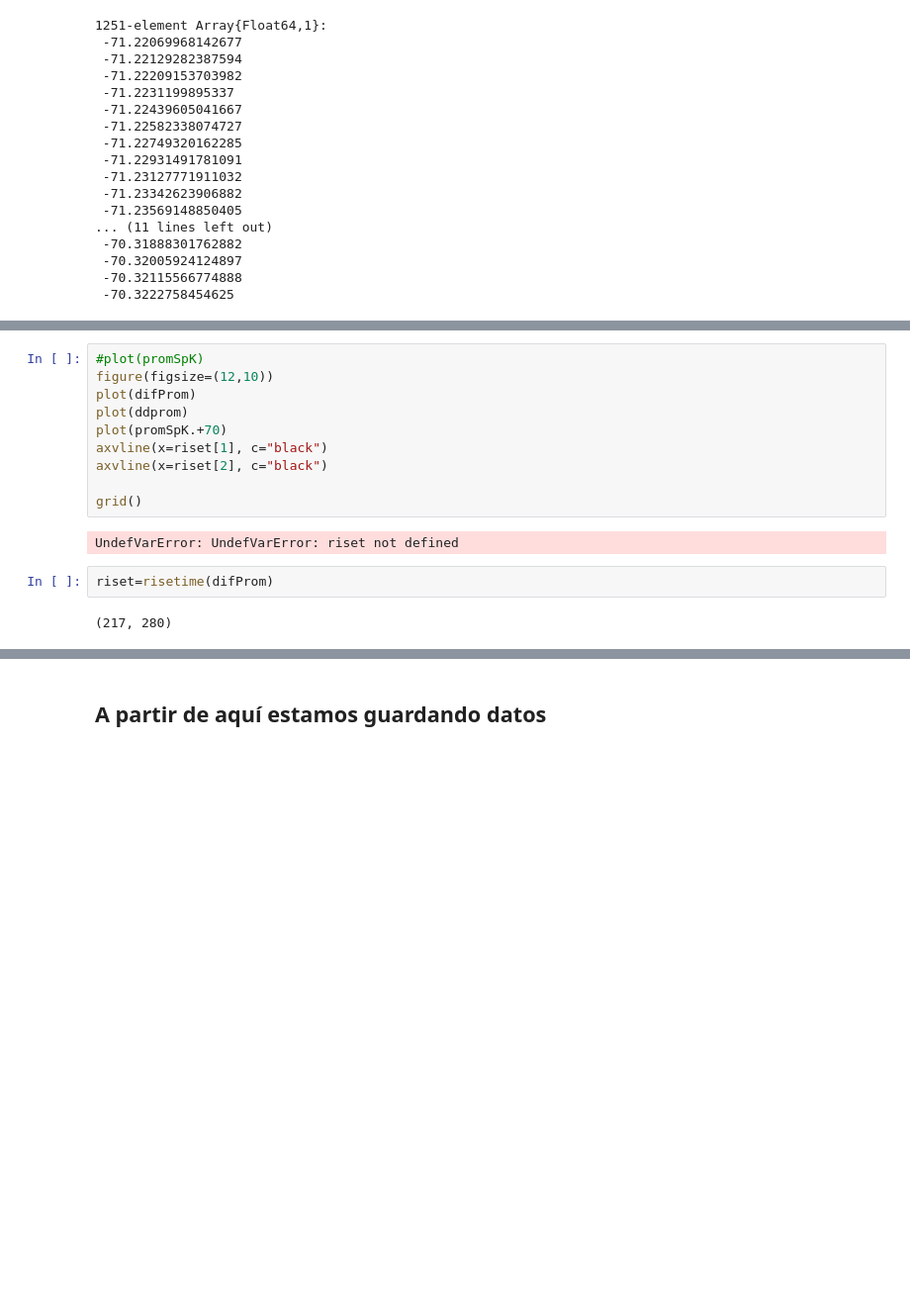
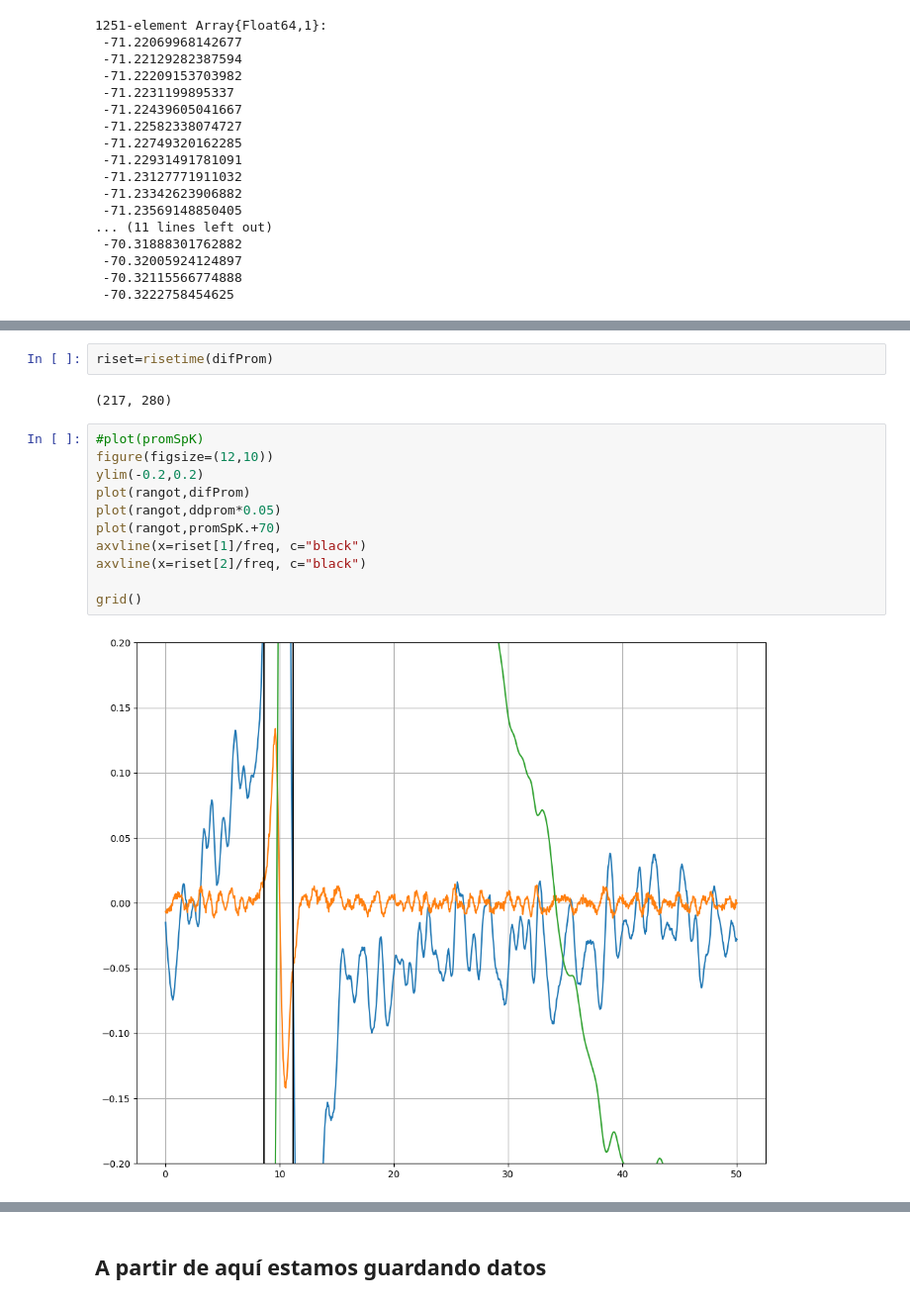
Before and after one commit to JoseJJAB/TrabajoCinvestav, a Jupyter notebook: SpikletDetection.ipynb, the cells around one changed output, grey strips where cells are left out. Shown at 99% size. Saved outputs shown, nothing was run; the diff lists cells and outputs as text; blank space fills up the shorter version.

```diff
--- a/SpikletDetection.ipynb
+++ b/SpikletDetection.ipynb
@@ -622,20 +646,21 @@ plot(promSpK[2:end],difProm, lw=5, c="red")
 1-element Array{PyCall.PyObject,1}:
  PyObject <matplotlib.lines.Line2D object at 0x...>
-# %%
-#plot(promSpK)
-figure(figsize=(12,10))
-plot(difProm)
-plot(ddprom)
-plot(promSpK.+70)
-axvline(x=riset[1], c="black")
-axvline(x=riset[2], c="black")
-
-grid()
-# %% [output]
-UndefVarError: UndefVarError: riset not defined
 # %%
 riset=risetime(difProm)
 # %% [output]
 (217, 280)
+# %%
+#plot(promSpK)
+figure(figsize=(12,10))
+ylim(-0.2,0.2)
+plot(rangot,difProm)
+plot(rangot,ddprom*0.05)
+plot(rangot,promSpK.+70)
+axvline(x=riset[1]/freq, c="black")
+axvline(x=riset[2]/freq, c="black")
+
+grid()
+# %% [output]
+[figure, added]
 # %%
 (riset[2]-riset[1])/freq
```
Also changed, not shown: parts of 30 cells of this notebook.
